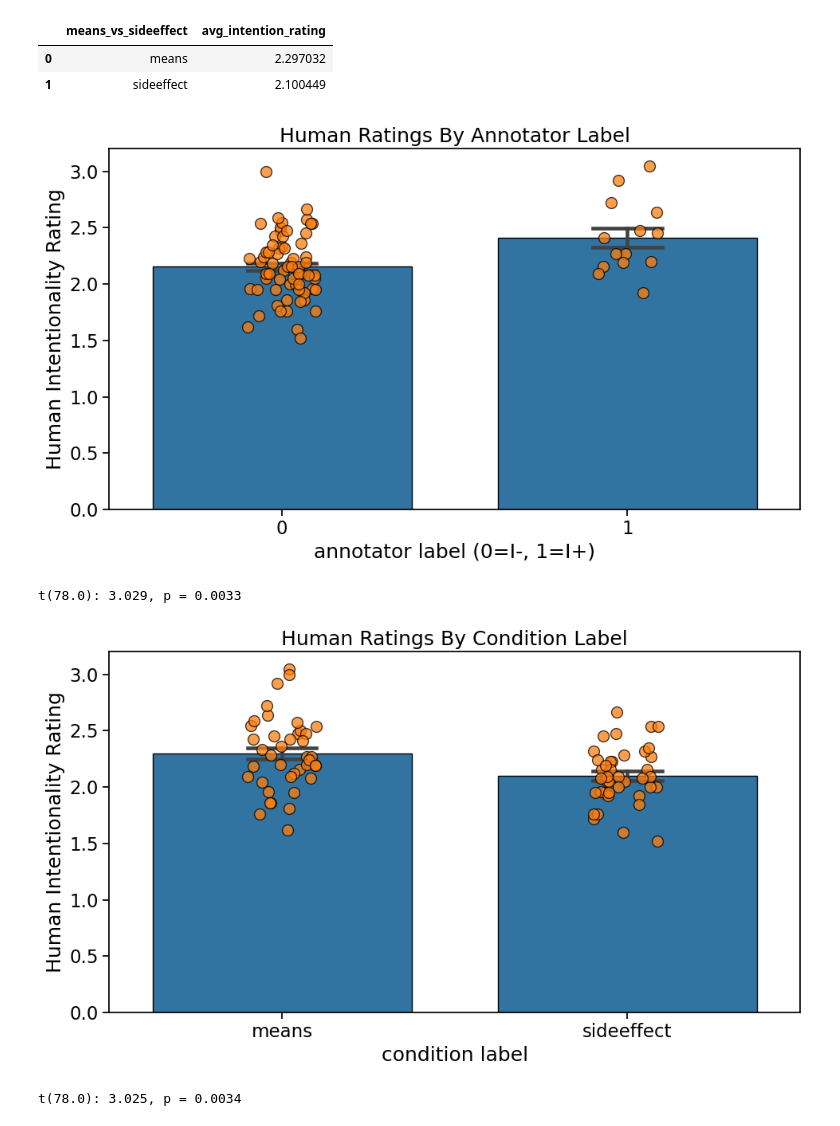
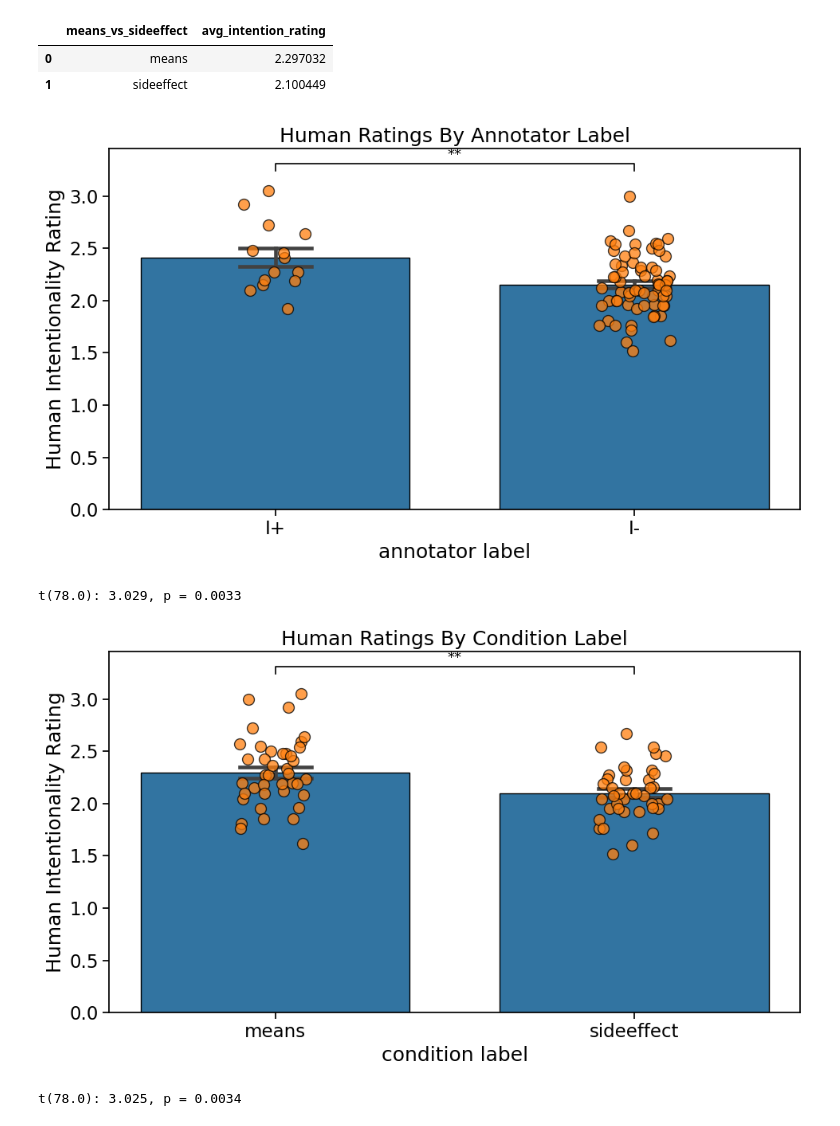
Before and after one commit to AIObjectives/graph_extract, a Jupyter notebook: analysis/franken/analysis_CIK.ipynb, the cells around one changed output. Drawn from its saved outputs; the diff is of its cells as text; code cells hidden in the pictures.

```diff
--- a/analysis/franken/analysis_CIK.ipynb
+++ b/analysis/franken/analysis_CIK.ipynb
@@ -425,21 +425,21 @@ qualitative_scenario_df.groupby(["means_vs_sideeffect"])["avg_intention_rating"]
 | 0 | means | 2.297032 |
 | 1 | sideeffect | 2.100449 |
 # %%
-generic_analysis_utils.plot_bar_strip(qualitative_scenario_df, x= "I_binary", y= "avg_intention_rating", xlabel = "annotator label (0=I-, 1=I+)", ylabel= "Human Intentionality Rating",title="Human Ratings By Annotator Label")
+generic_analysis_utils.plot_bar_strip(qualitative_scenario_df, x= "I_label", y= "avg_intention_rating", xlabel = "annotator label", ylabel= "Human Intentionality Rating",title="Human Ratings By Annotator Label", annotate_pairwise_sig=True)
 #run a t-test comparing these groups -- same pattern as Analysis 1A
 result = ttest_ind(qualitative_scenario_df[qualitative_scenario_df["I_binary"] == 1]["avg_intention_rating"],
                     qualitative_scenario_df[qualitative_scenario_df["I_binary"] == 0]["avg_intention_rating"])
 print(f"t({result.df}): {result.statistic:.3f}, p = {result.pvalue:.4f}")
 # %% [output]
-[figure, old version]
+[figure, new version]
 t(78.0): 3.029, p = 0.0033
 # %%
-generic_analysis_utils.plot_bar_strip(qualitative_scenario_df, x= "means_vs_sideeffect", y= "avg_intention_rating", xlabel = "condition label", ylabel= "Human Intentionality Rating",title="Human Ratings By Condition Label")
+generic_analysis_utils.plot_bar_strip(qualitative_scenario_df, x= "means_vs_sideeffect", y= "avg_intention_rating", xlabel = "condition label", ylabel= "Human Intentionality Rating",title="Human Ratings By Condition Label", annotate_pairwise_sig=True)
 
 #run a t-test comparing these groups -- same pattern as Analysis 1A
 result = ttest_ind(qualitative_scenario_df[qualitative_scenario_df["means_vs_sideeffect"] == "means"]["avg_intention_rating"],
                     qualitative_scenario_df[qualitative_scenario_df["means_vs_sideeffect"] == "sideeffect"]["avg_intention_rating"])
 print(f"t({result.df}): {result.statistic:.3f}, p = {result.pvalue:.4f}")
 # %% [output]
-[figure, old version]
+[figure, new version]
 t(78.0): 3.025, p = 0.0034
```
Also changed, not shown: parts of 7 cells of this notebook.
